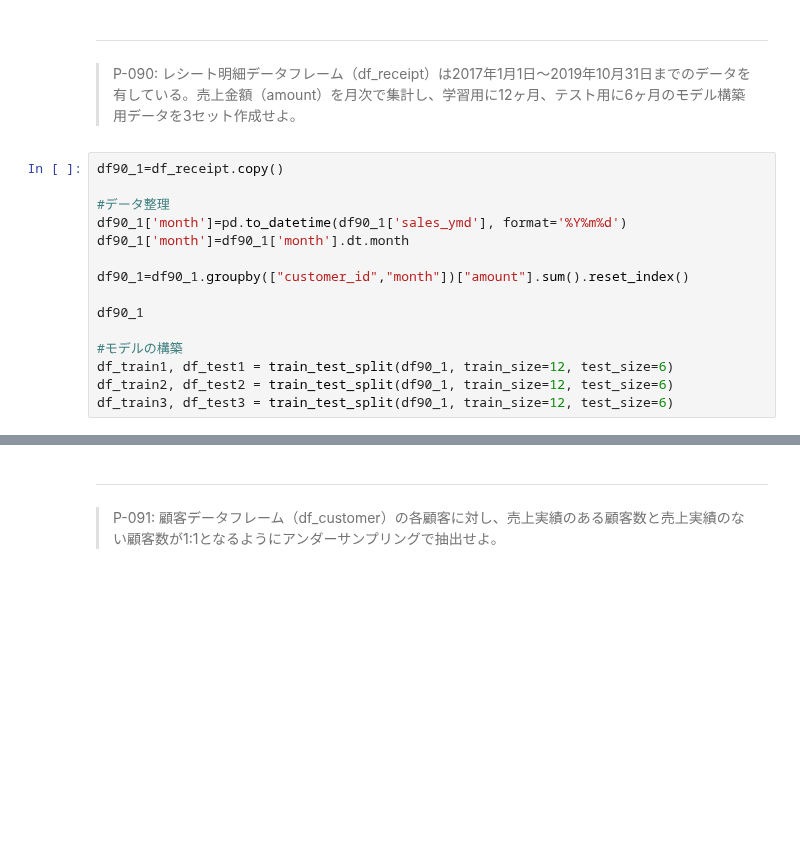
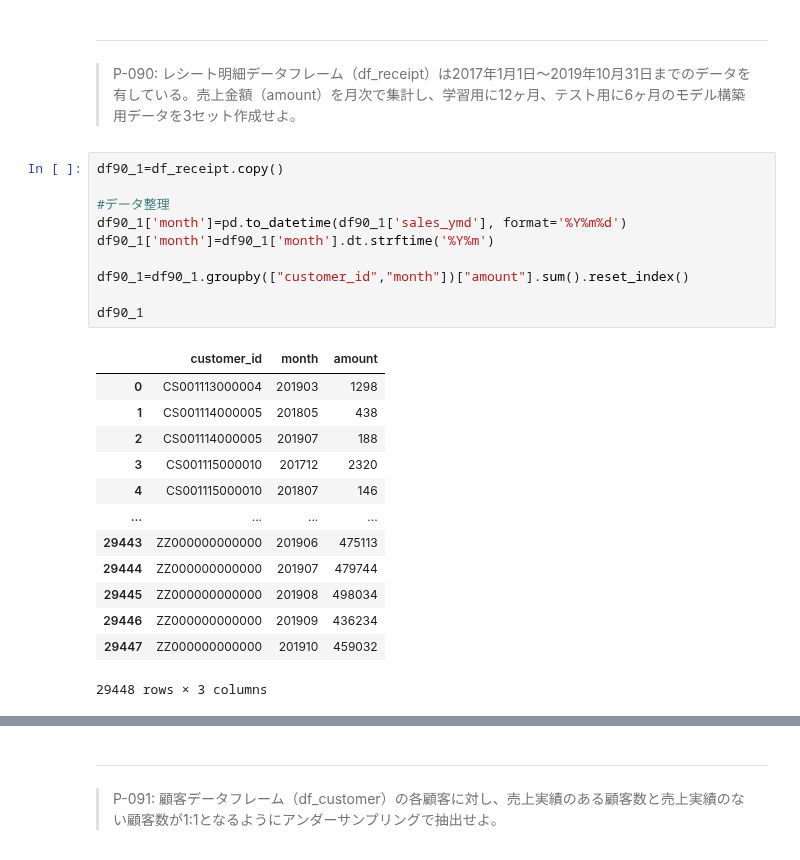
Before and after one commit to yohata1013/koan, a Jupyter notebook: 100knock/submit/yukario/100_knock_Python(yukario).ipynb, the cells around one changed output, grey strips where cells are left out. Drawn from its saved outputs; the diff is of its cells as text; blank space fills up the shorter version.

```diff
--- a/100knock/submit/yukario/100_knock_Python(yukario).ipynb
+++ b/100knock/submit/yukario/100_knock_Python(yukario).ipynb
@@ -2264,15 +2264,24 @@ print(len(df_test)/len(df89_1))
 # %%
 df90_1=df_receipt.copy()
 
 #データ整理
 df90_1['month']=pd.to_datetime(df90_1['sales_ymd'], format='%Y%m%d')
-df90_1['month']=df90_1['month'].dt.month
+df90_1['month']=df90_1['month'].dt.strftime('%Y%m')
 
 df90_1=df90_1.groupby(["customer_id","month"])["amount"].sum().reset_index()
 
 df90_1
-
-#モデルの構築
-df_train1, df_test1 = train_test_split(df90_1, train_size=12, test_size=6)
-df_train2, df_test2 = train_test_split(df90_1, train_size=12, test_size=6)
-df_train3, df_test3 = train_test_split(df90_1, train_size=12, test_size=6)
+# %% [output]
+|  | customer_id | month | amount |
+| 0 | CS001113000004 | 201903 | 1298 |
+| 1 | CS001114000005 | 201805 | 438 |
+| 2 | CS001114000005 | 201907 | 188 |
+| 3 | CS001115000010 | 201712 | 2320 |
+| 4 | CS001115000010 | 201807 | 146 |
+| ... | ... | ... | ... |
+| 29443 | ZZ000000000000 | 201906 | 475113 |
+| 29444 | ZZ000000000000 | 201907 | 479744 |
+| 29445 | ZZ000000000000 | 201908 | 498034 |
+| 29446 | ZZ000000000000 | 201909 | 436234 |
+| 29447 | ZZ000000000000 | 201910 | 459032 |
+29448 rows × 3 columns
```
Also changed, not shown: parts of 6 cells of this notebook.
